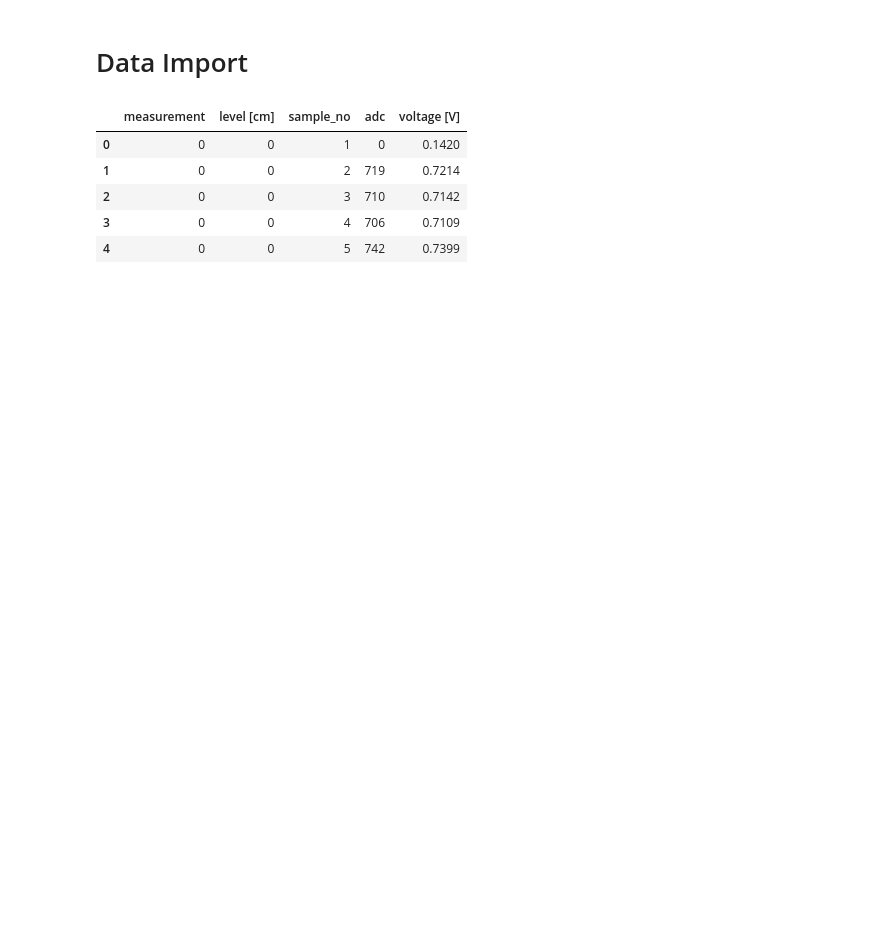
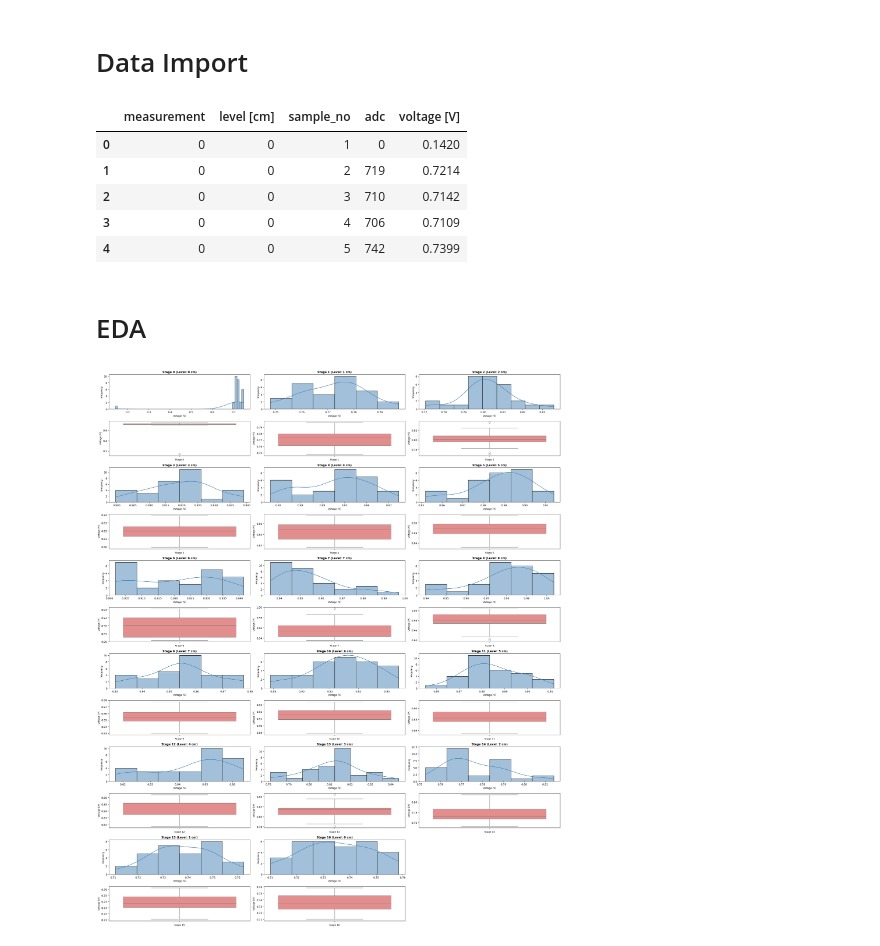
Before and after one commit to dcortesav/sensores-y-actuadores, a Jupyter notebook: lab_1/data_analysis.ipynb, the cells around one changed output. Drawn from its saved outputs; the diff is of its cells as text; code cells hidden in the pictures; blank space fills up the shorter version.

Commit message:
updating notebook with EDA, data visualization and linear regression. Furthermore, image results are added

```diff
--- a/lab_1/data_analysis.ipynb
+++ b/lab_1/data_analysis.ipynb
@@ -14,3 +16,48 @@ df.head()
 | 2 | 0 | 0 | 3 | 710 | 0.7142 |
 | 3 | 0 | 0 | 4 | 706 | 0.7109 |
 | 4 | 0 | 0 | 5 | 742 | 0.7399 |
+# %% [markdown]
+# EDA
+# %%
+n_measurements = df["measurement"].nunique()
+n_cols = 3
+n_rows = ((n_measurements + n_cols - 1) // n_cols) * 2  # 2 rows per measurement group (hist + box)
+
+fig, axes = plt.subplots(nrows=n_rows, ncols=n_cols, figsize=(25, 30))#figsize=(5*n_cols, 4*n_rows))
+
+# Ensure axes is 2D even if only one row
+if n_rows == 1:
+    axes = axes.reshape(1, -1)
+if n_cols == 1:
+    axes = axes.reshape(-1, 1)
+
+for i in range(n_measurements):
+    col = i % n_cols  # column position (0, 1, or 2)
+    row_group = (i // n_cols) * 2  # which pair of rows (0-1, 2-3, 4-5, etc.)
+
+    voltage = df[df["measurement"] == i]["voltage [V]"]
+    level = df[df["measurement"] == i]["level [cm]"].iloc[0]
+
+    # Histogram with KDE in the upper row of this group
+    sns.histplot(voltage, kde=True, ax=axes[row_group, col], color="steelblue")
+    axes[row_group, col].set_title(f"Stage {i} (Level: {level} cm)", fontsize=11, fontweight="bold")
+    axes[row_group, col].set_xlabel("Voltage [V]", fontsize=9)
+    axes[row_group, col].set_ylabel("Frequency", fontsize=9)
+
+    # Boxplot in the lower row of this group
+    sns.boxplot(y=voltage, ax=axes[row_group + 1, col], color="lightcoral")
+    axes[row_group + 1, col].set_ylabel("Voltage [V]", fontsize=9)
+    axes[row_group + 1, col].set_xlabel(f"Stage {i}", fontsize=9)
+
+# Hide unused subplots
+for i in range(n_measurements, n_rows * n_cols // 2):
+    col = i % n_cols
+    row_group = (i // n_cols) * 2
+    if row_group < n_rows:
+        axes[row_group, col].set_visible(False)
+        axes[row_group + 1, col].set_visible(False)
+
+plt.tight_layout()
+plt.show()
+# %% [output]
+[figure, added]
```
Also changed, not shown: parts of 7 cells of this notebook, 2 other files.
